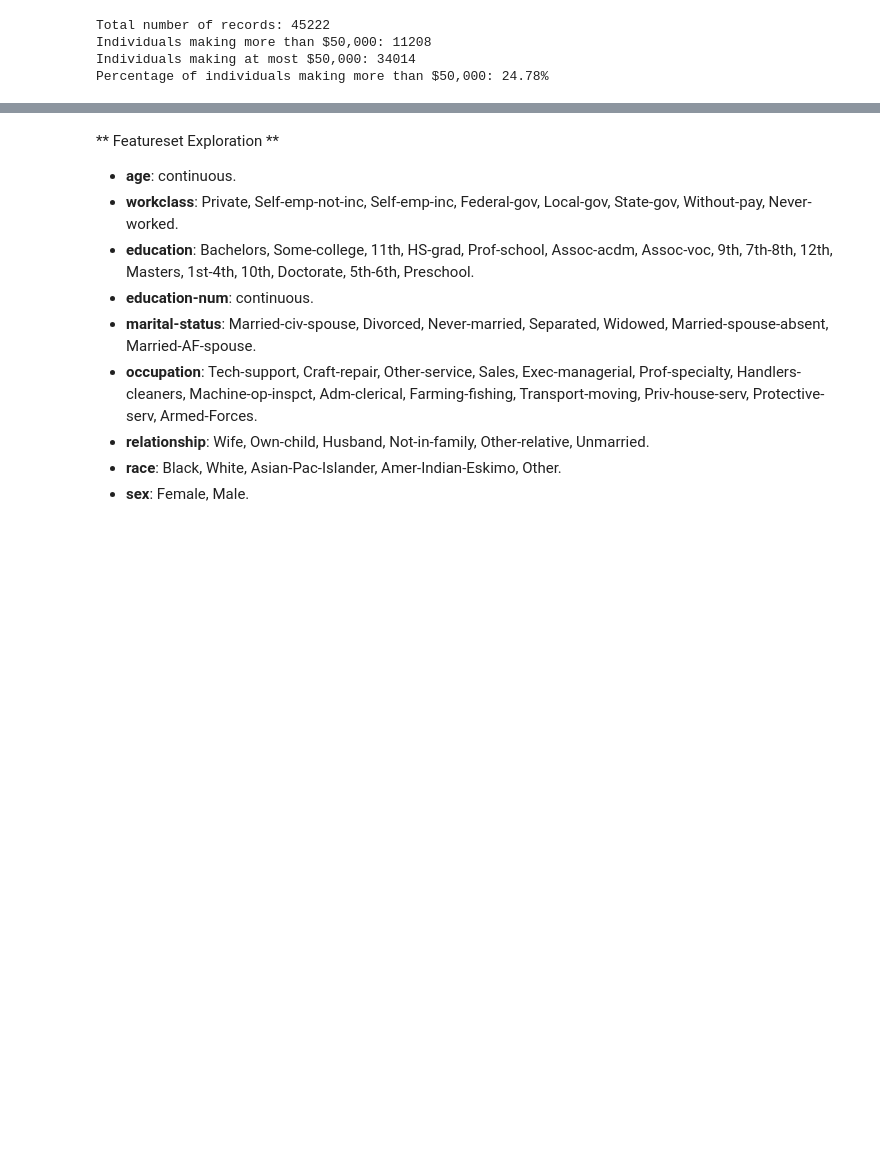
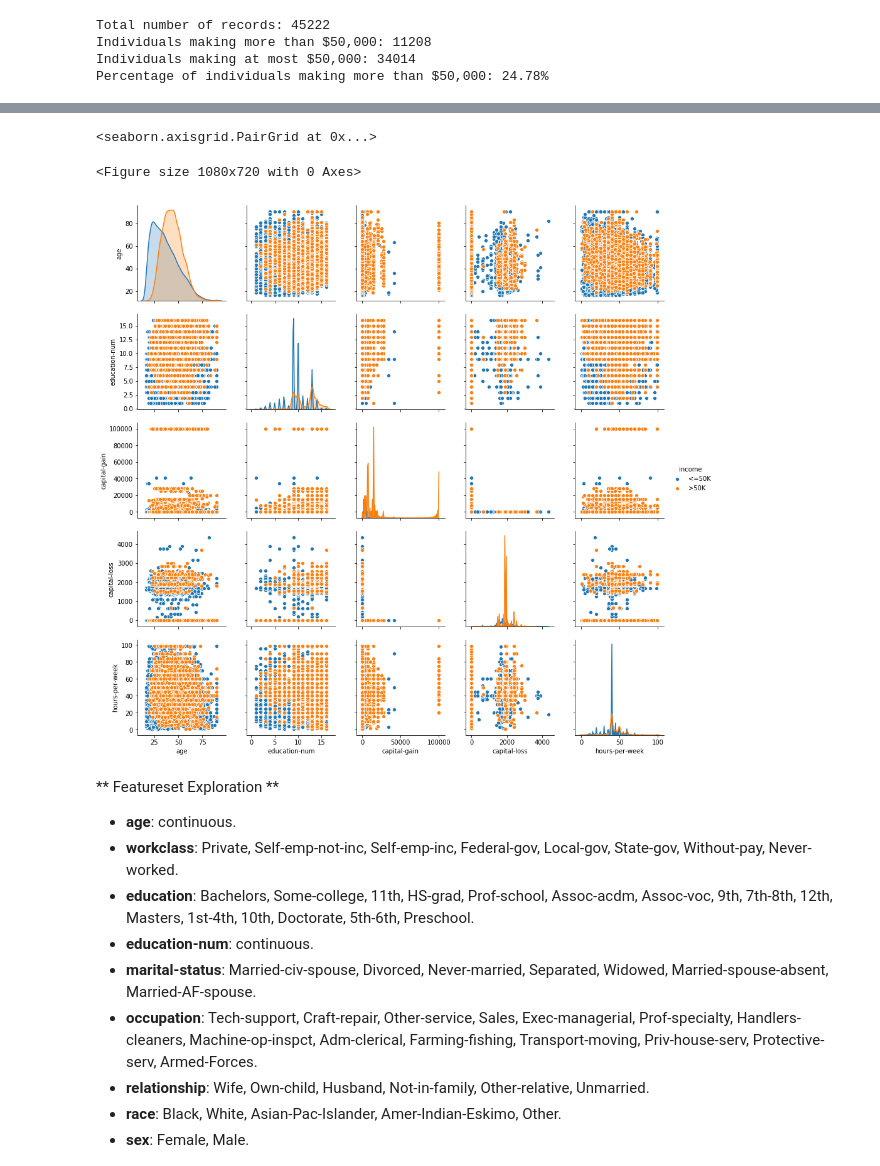
Before and after one commit to Nyarish/finding_donors, a Jupyter notebook: finding_donors.ipynb, the cells around one changed output, grey strips where cells are left out. Drawn from its saved outputs; the diff is of its cells as text; code cells hidden in the pictures; blank space fills up the shorter version.

```diff
--- a/finding_donors.ipynb
+++ b/finding_donors.ipynb
@@ -82,3 +97,12 @@ Percentage of individuals making more than $50,000: 24.78%
+# %%
+import matplotlib.pyplot as plt
+import seaborn as sns
+plt.figure(figsize=(15,10))
+sns.pairplot(data, hue='income')
+# %% [output]
+<seaborn.axisgrid.PairGrid at 0x...>
+<Figure size 1080x720 with 0 Axes>
+[figure, added]
 # %% [markdown]
 ** Featureset Exploration **
 
```
Also changed, not shown: parts of 26 cells of this notebook, 1 other file.
